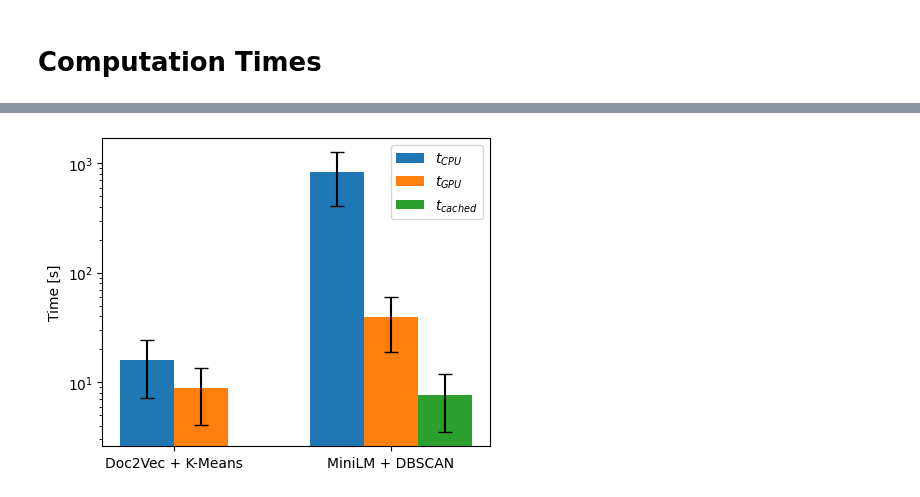
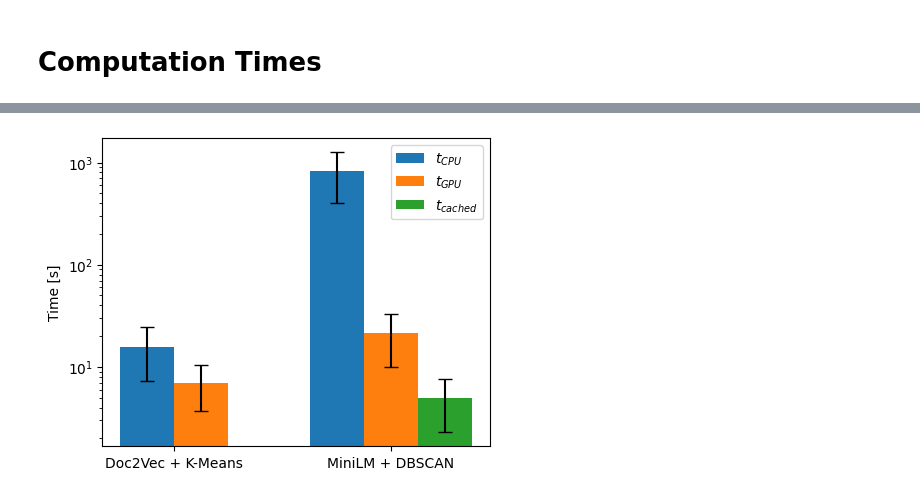
Before and after one commit to chbridges/search-result-clustering, a Jupyter notebook: odp_plots.ipynb, the cells around one changed output, grey strips where cells are left out. Saved outputs shown, nothing was run; the diff lists cells and outputs as text; code cells hidden in the pictures.

```diff
--- a/odp_plots.ipynb
+++ b/odp_plots.ipynb
@@ -170,40 +170,40 @@ capsize = 5
 cpu_ticks = [1 - width / 2, 2 - width]
 cpu_heights = [15.8, 832.6]
 gpu_ticks = [1 + width / 2, 2]
-gpu_heights = [8.77, 39.18]
+gpu_heights = [7.03, 21.28]
 cache_ticks = [2 + width]
 
 fig, ax = plt.subplots(figsize=(5, 4))
 
 ax.bar(cpu_ticks, cpu_heights, width=width, label=r"$t_{CPU}$")
 ax.bar(gpu_ticks, gpu_heights, width=width, label=r"$t_{GPU}$")
-ax.bar(cache_ticks, [7.67], width=width, label=r"$t_{cached}$")
+ax.bar(cache_ticks, [4.91], width=width, label=r"$t_{cached}$")
 
 ax.errorbar(
     cpu_ticks,
     cpu_heights,
     [8.55, 427.23],
     color="black",
     linestyle="None",
     capsize=capsize,
 )
 ax.errorbar(
     gpu_ticks,
     gpu_heights,
-    [4.68, 20.33],
+    [3.32, 11.3],
     color="black",
     linestyle="None",
     capsize=capsize,
 )
 ax.errorbar(
-    cache_ticks, [7.67], [4.18], color="black", linestyle="None", capsize=capsize
+    cache_ticks, [4.91], [2.62], color="black", linestyle="None", capsize=capsize
 )
 
 ax.set_xticks([1, 2], labels=["Doc2Vec + K-Means", "MiniLM + DBSCAN"])
 ax.set_yscale("log")
 ax.set_ylabel("Time [s]")
 plt.legend()
 
 plt.show()
 # %% [output]
-[figure, old version]
+[figure, new version]
```
Also changed, not shown: parts of 1 cell of this notebook, 6 other files.
